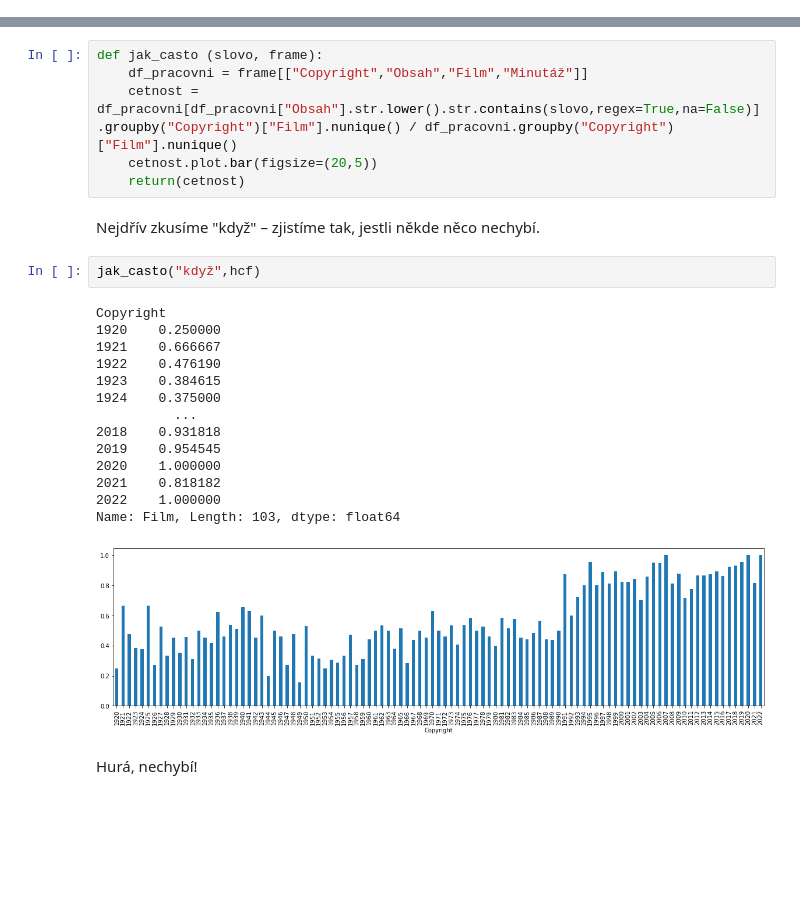
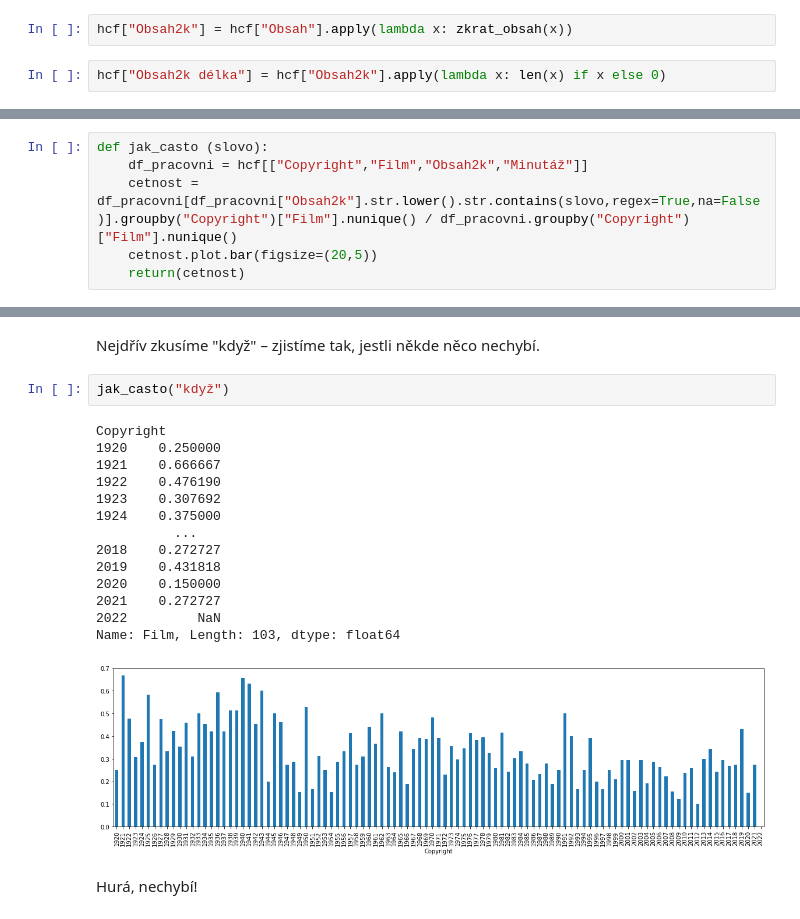
Before and after one commit to DataRozhlas/filmovy-prehled, a Jupyter notebook: 140 celkový přehled.ipynb, the cells around one changed output, grey strips where cells are left out. Saved outputs shown, nothing was run; the diff lists cells and outputs as text; blank space fills up the shorter version.

```diff
--- a/140 celkový přehled.ipynb
+++ b/140 celkový přehled.ipynb
@@ -177,0 +210,4 @@ Name: Copyright, dtype: int64
+# %%
+hcf["Obsah2k"] = hcf["Obsah"].apply(lambda x: zkrat_obsah(x))
+# %%
+hcf["Obsah2k délka"] = hcf["Obsah2k"].apply(lambda x: len(x) if x else 0)
@@ -178,3 +219,9 @@ Name: Copyright, dtype: int64
+# %%
+def jak_casto (slovo):
+    df_pracovni = hcf[["Copyright","Film","Obsah2k","Minutáž"]]
+    cetnost = df_pracovni[df_pracovni["Obsah2k"].str.lower().str.contains(slovo,regex=True,na=False)].groupby("Copyright")["Film"].nunique() / df_pracovni.groupby("Copyright")["Film"].nunique()
+    cetnost.plot.bar(figsize=(20,5))
+    return(cetnost)
 # %%
 obsahy = hcf["Obsah"].drop_duplicates().to_list()
 slova = [s for o in obsahy if o for s in o.replace(',', '').replace('.', '').split(' ')]
@@ -204,27 +251,21 @@ most_common_100
-# %%
-def jak_casto (slovo, frame):
-    df_pracovni = frame[["Copyright","Obsah","Film","Minutáž"]]
-    cetnost = df_pracovni[df_pracovni["Obsah"].str.lower().str.contains(slovo,regex=True,na=False)].groupby("Copyright")["Film"].nunique() / df_pracovni.groupby("Copyright")["Film"].nunique()
-    cetnost.plot.bar(figsize=(20,5))
-    return(cetnost)
 # %% [markdown]
 Nejdřív zkusíme "když" – zjistíme tak, jestli někde něco nechybí.
 # %%
-jak_casto("když",hcf)
+jak_casto("když")
 # %% [output]
 Copyright
 1920    0.250000
 1921    0.666667
 1922    0.476190
-1923    0.384615
+1923    0.307692
 1924    0.375000
           ...
-2018    0.931818
-2019    0.954545
-2020    1.000000
-2021    0.818182
-2022    1.000000
+2018    0.272727
+2019    0.431818
+2020    0.150000
+2021    0.272727
+2022         NaN
 Name: Film, Length: 103, dtype: float64
-[figure, old version]
+[figure, new version]
 # %% [markdown]
 Hurá, nechybí!
```
Also changed, not shown: parts of 17 cells of this notebook, 10 other files.
